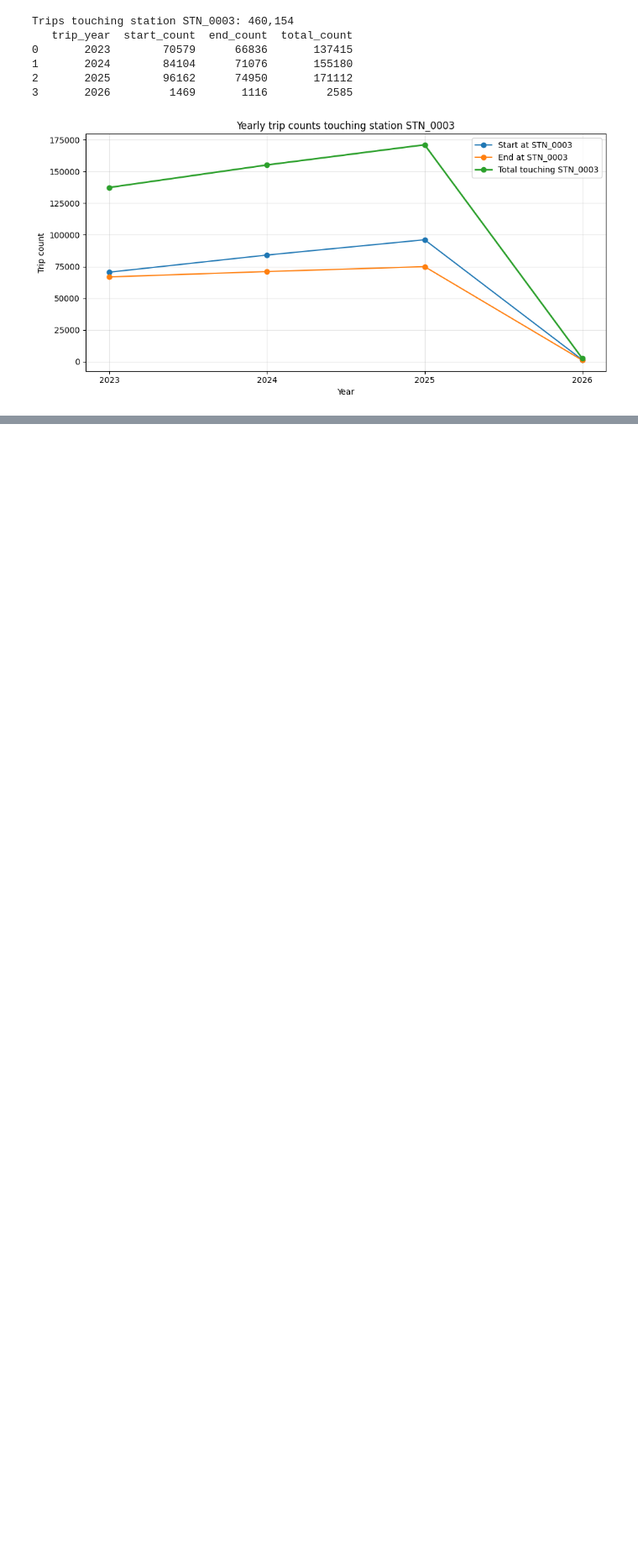
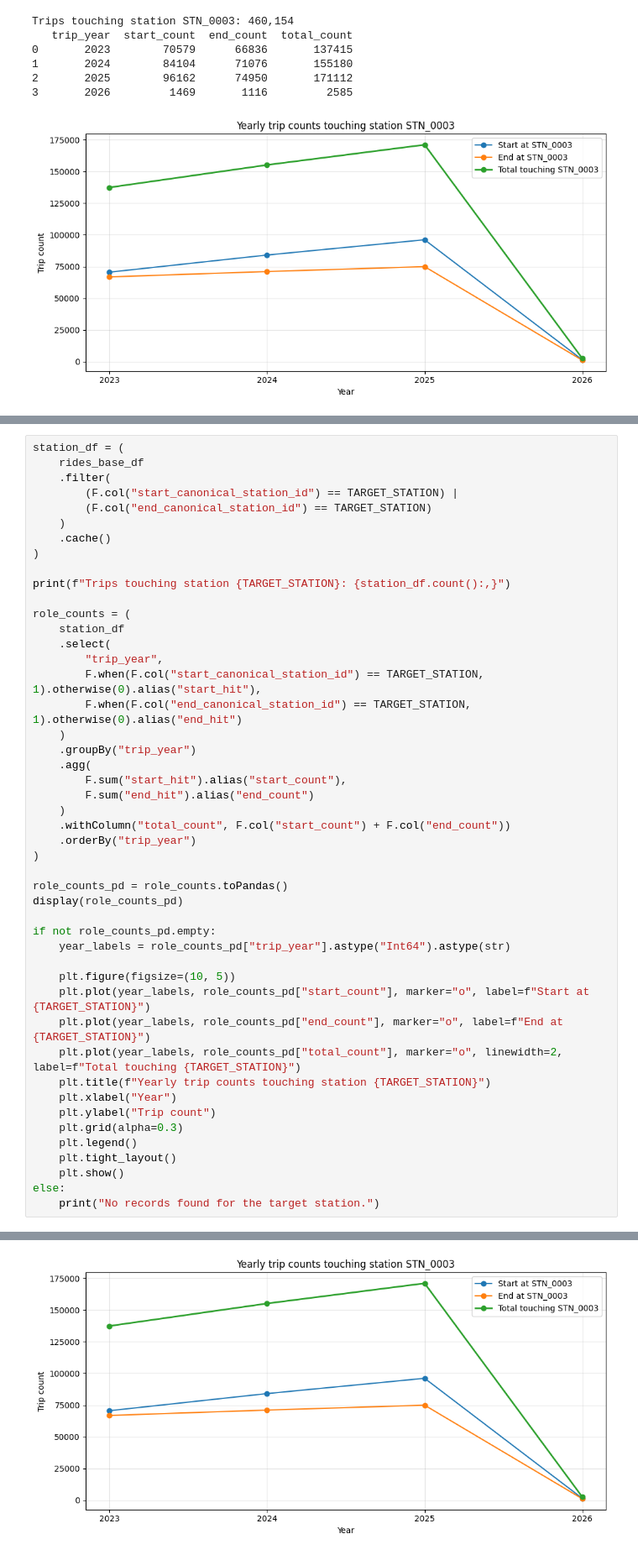
Before and after one commit to kuoyce/bixi-analytics, a Jupyter notebook: EDA/02__eda_STN_0003.ipynb, the cells around one changed output, grey strips where cells are left out. Shown at 84% size. Drawn from its saved outputs; the diff is of its cells as text; blank space fills up the shorter version.

```diff
--- a/EDA/02__eda_STN_0003.ipynb
+++ b/EDA/02__eda_STN_0003.ipynb
@@ -145,0 +212,48 @@ Trips touching station STN_0003: 460,154
+# %%
+station_df = (
+    rides_base_df
+    .filter(
+        (F.col("start_canonical_station_id") == TARGET_STATION) |
+        (F.col("end_canonical_station_id") == TARGET_STATION)
+    )
+    .cache()
+)
+
+print(f"Trips touching station {TARGET_STATION}: {station_df.count():,}")
+
+role_counts = (
+    station_df
+    .select(
+        "trip_year",
+        F.when(F.col("start_canonical_station_id") == TARGET_STATION, 1).otherwise(0).alias("start_hit"),
+        F.when(F.col("end_canonical_station_id") == TARGET_STATION, 1).otherwise(0).alias("end_hit")
+    )
+    .groupBy("trip_year")
+    .agg(
+        F.sum("start_hit").alias("start_count"),
+        F.sum("end_hit").alias("end_count")
+    )
+    .withColumn("total_count", F.col("start_count") + F.col("end_count"))
+    .orderBy("trip_year")
+)
+
+role_counts_pd = role_counts.toPandas()
+display(role_counts_pd)
+
+if not role_counts_pd.empty:
+    year_labels = role_counts_pd["trip_year"].astype("Int64").astype(str)
+
+    plt.figure(figsize=(10, 5))
+    plt.plot(year_labels, role_counts_pd["start_count"], marker="o", label=f"Start at {TARGET_STATION}")
+    plt.plot(year_labels, role_counts_pd["end_count"], marker="o", label=f"End at {TARGET_STATION}")
+    plt.plot(year_labels, role_counts_pd["total_count"], marker="o", linewidth=2, label=f"Total touching {TARGET_STATION}")
+    plt.title(f"Yearly trip counts touching station {TARGET_STATION}")
+    plt.xlabel("Year")
+    plt.ylabel("Trip count")
+    plt.grid(alpha=0.3)
+    plt.legend()
+    plt.tight_layout()
+    plt.show()
+else:
+    print("No records found for the target station.")
+# %% [output]
@@ -145,0 +266 @@ Trips touching station STN_0003: 460,154
+[figure, added]
```
Also changed, not shown: parts of 28 cells of this notebook.
